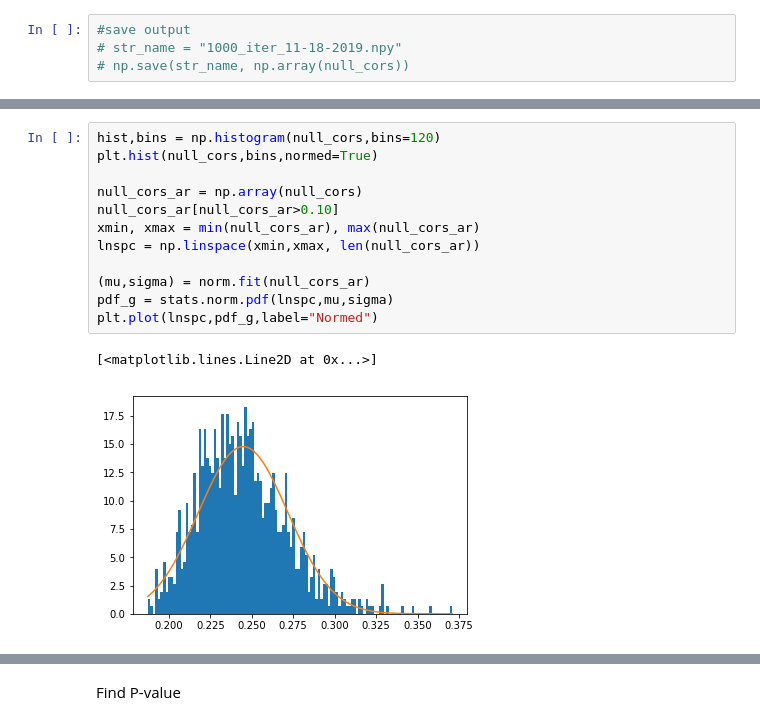
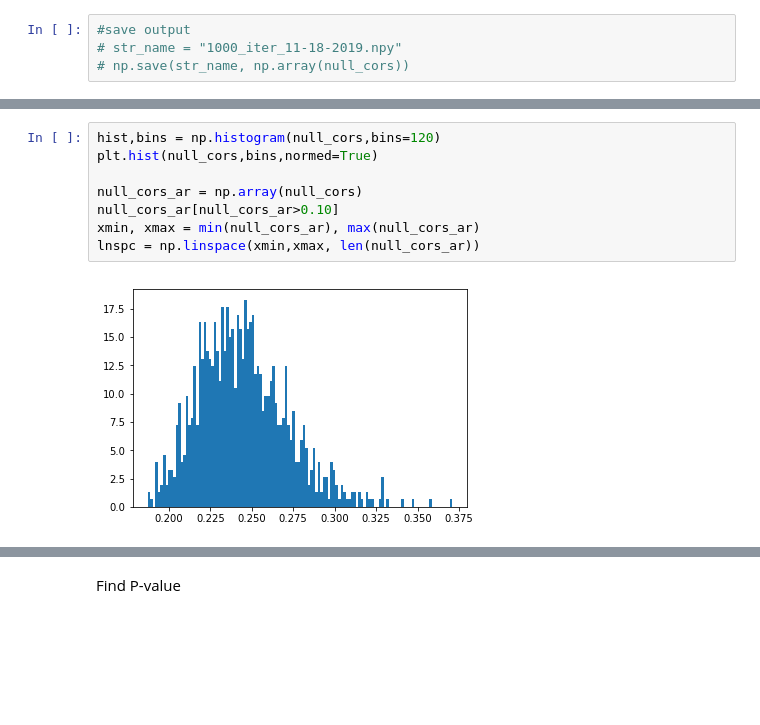
Before and after one commit to tvanasse/brainmap_structure_function_2020, a Jupyter notebook: img_correlation_testing.ipynb, the cells around one changed output, grey strips where cells are left out. Saved outputs shown, nothing was run; the diff lists cells and outputs as text; blank space fills up the shorter version.

```diff
--- a/img_correlation_testing.ipynb
+++ b/img_correlation_testing.ipynb
@@ -166,16 +153,11 @@ plotting.plot_img(x,title="Example Simulation Image")
 # %%
 hist,bins = np.histogram(null_cors,bins=120)
 plt.hist(null_cors,bins,normed=True)
 
 null_cors_ar = np.array(null_cors)
 null_cors_ar[null_cors_ar>0.10]
 xmin, xmax = min(null_cors_ar), max(null_cors_ar)
 lnspc = np.linspace(xmin,xmax, len(null_cors_ar))
-
-(mu,sigma) = norm.fit(null_cors_ar)
-pdf_g = stats.norm.pdf(lnspc,mu,sigma)
-plt.plot(lnspc,pdf_g,label="Normed")
 # %% [output]
-[<matplotlib.lines.Line2D at 0x...>]
-[figure, old version]
+[figure, new version]
 # %%
```
Also changed, not shown: parts of 9 cells of this notebook.
